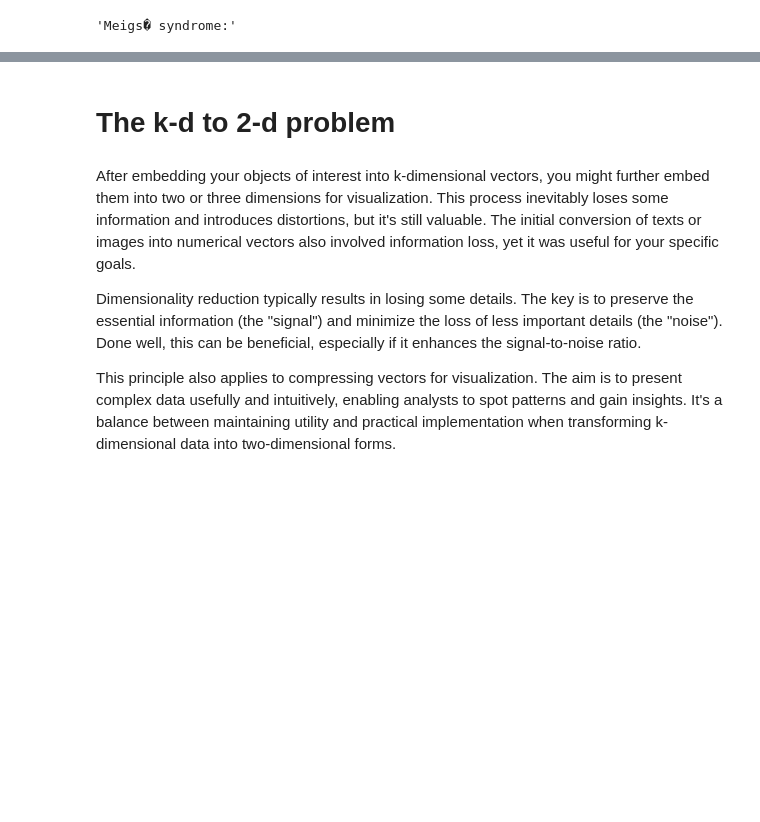
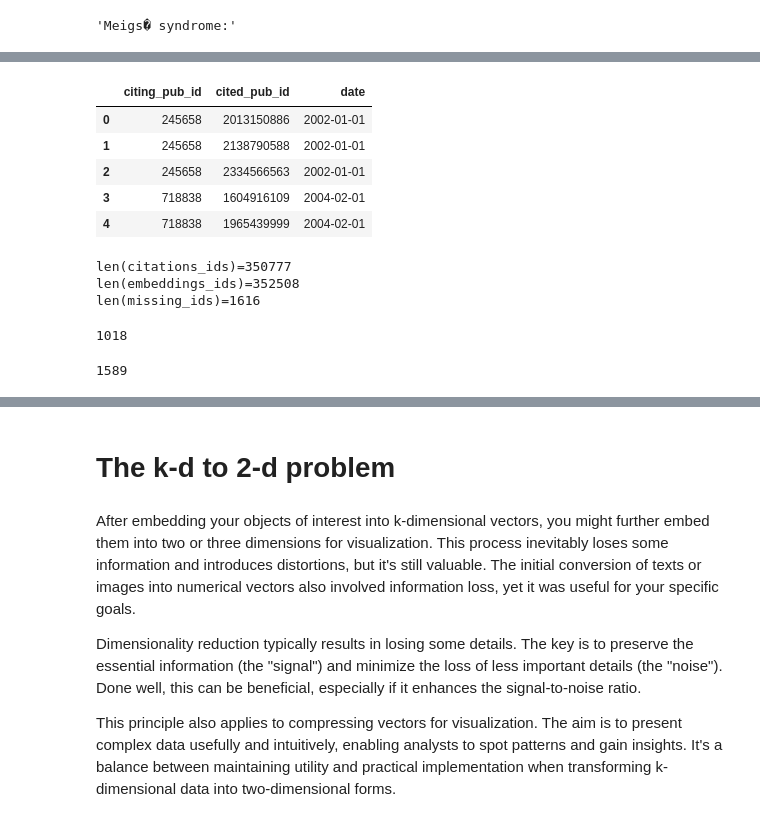
Before and after one commit to thorwhalen/imbed, a Jupyter notebook: misc/imbed_wip.ipynb, the cells around one changed output, grey strips where cells are left out. Saved outputs shown, nothing was run; the diff lists cells and outputs as text; code cells hidden in the pictures; blank space fills up the shorter version.

```diff
--- a/misc/imbed_wip.ipynb
+++ b/misc/imbed_wip.ipynb
@@ -190,0 +490,20 @@ titles[-1]
+# %%
+import os
+
+src_folder = '/Users/thorwhalen/Dropbox/_odata/figiri/hcp'
+pjoin = lambda *args: os.path.join(src_folder, *args)
+# %%
+embeddings_filepath = pjoin('publications-hcp2-embeddings.parquet')
+citations_hcp3_src = pjoin('citation-links-hcp3.tsv.zip')
+info_filepath = pjoin('publications-hcp2.tsv.zip')
+# %%
+import pandas as pd
+
+embeddings_hcp2 = pd.read_parquet(embeddings_filepath)
+print(f"{embeddings_hcp2.shape=}")
+
+citations_hcp3 = pd.read_csv(citations_hcp3_src, sep='\t')
+print(f"{citations_hcp3.shape=}")
+
+info_hcp2 = pd.read_csv(info_filepath, sep='\t', encoding='latin-1')
+print(f"{info_hcp2.shape=}")
@@ -190,0 +524,30 @@ titles[-1]
+# %%
+citations_hcp3.head()
+# %% [output]
+|  | citing_pub_id | cited_pub_id | date |
+| 0 | 245658 | 2013150886 | 2002-01-01 |
+| 1 | 245658 | 2138790588 | 2002-01-01 |
+| 2 | 245658 | 2334566563 | 2002-01-01 |
+| 3 | 718838 | 1604916109 | 2004-02-01 |
+| 4 | 718838 | 1965439999 | 2004-02-01 |
+# %%
+citations_ids = set(citations_hcp3['citing_pub_id']) | set(citations_hcp3['cited_pub_id'])
+embeddings_ids = set(embeddings_hcp2.index)
+print(f"{len(citations_ids)=}")
+print(f"{len(embeddings_ids)=}")
+
+# check if all citation ids are in the embeddings (and collect those that are not if any)
+missing_ids = citations_ids - embeddings_ids
+print(f"{len(missing_ids)=}")
+# %% [output]
+len(citations_ids)=350777
+len(embeddings_ids)=352508
+len(missing_ids)=1616
+# %%
+len(set(citations_hcp3['citing_pub_id'])  - embeddings_ids)
+# %% [output]
+1018
+# %%
+len(set(citations_hcp3['cited_pub_id'])  - embeddings_ids)
+# %% [output]
+1589
```
Also changed, not shown: parts of 55 cells of this notebook, 2 other files.
